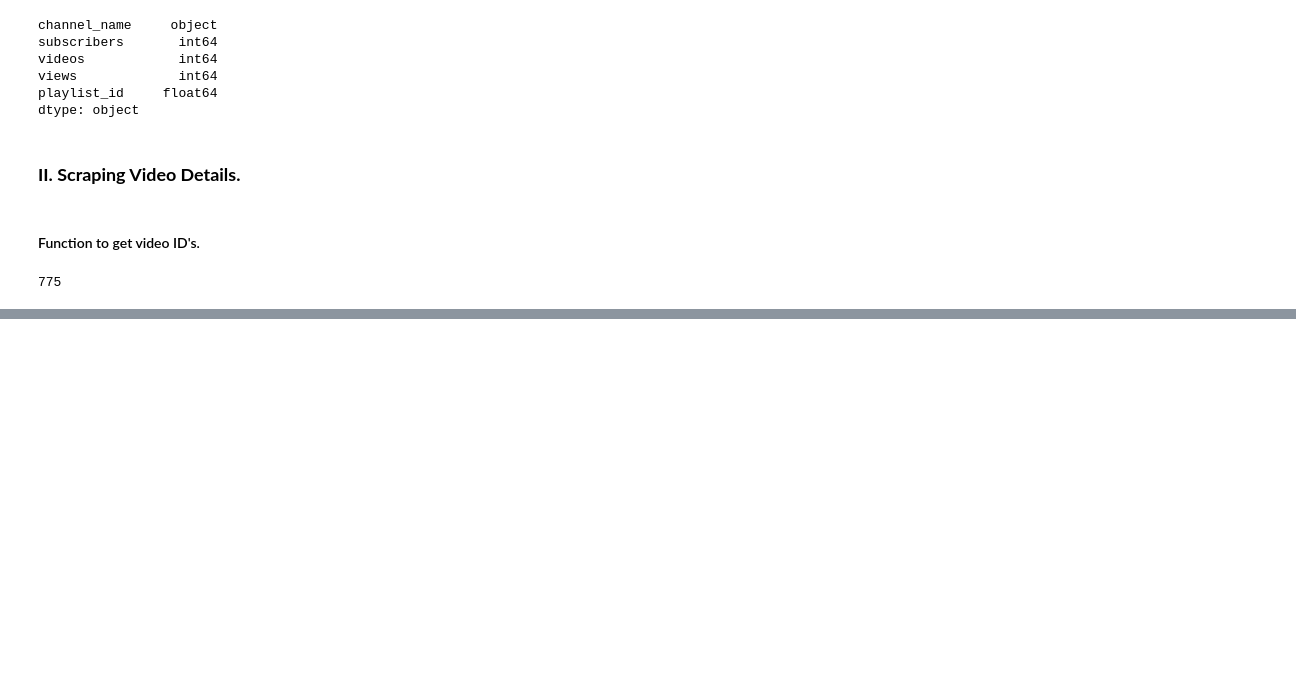
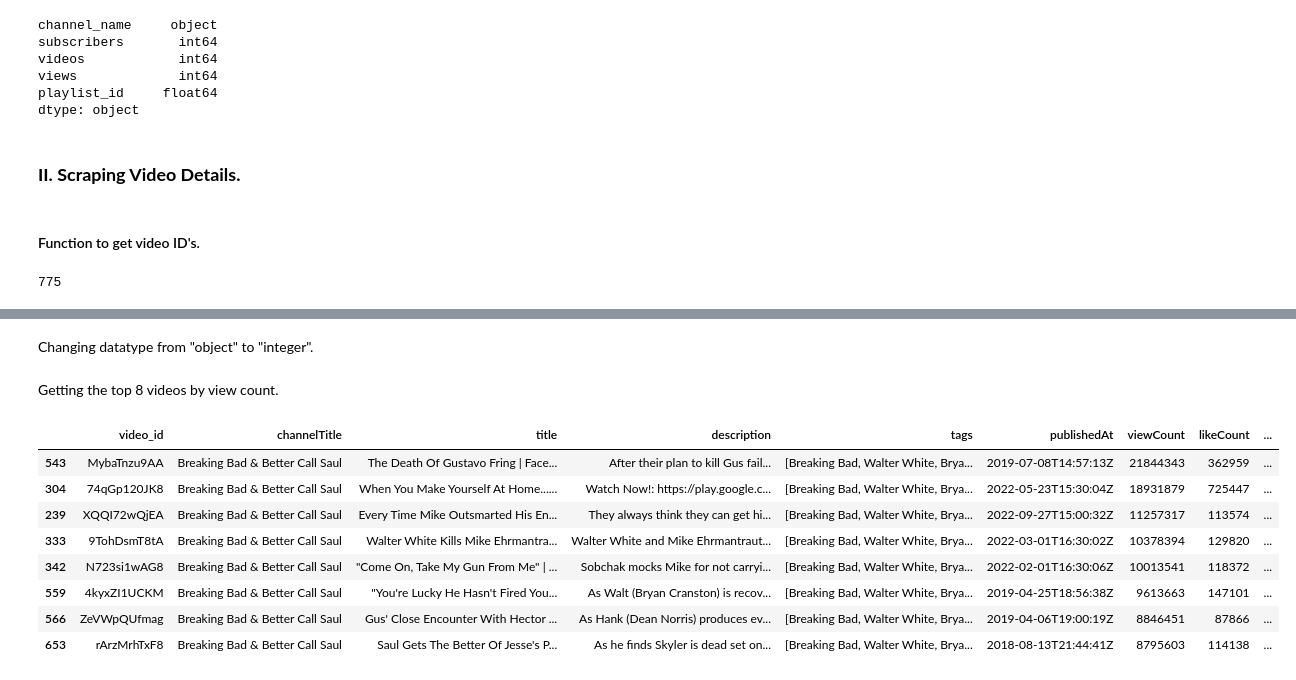
Before and after one commit to faizanxmulla/python-portfolio, a Jupyter notebook: Youtube API + Data Analysis/yt.ipynb, the cells around one changed output, grey strips where cells are left out. Drawn from its saved outputs; the diff is of its cells as text; code cells hidden in the pictures; blank space fills up the shorter version.

Commit message:
add: function to get video details.

```diff
--- a/Youtube API + Data Analysis/yt.ipynb
+++ b/Youtube API + Data Analysis/yt.ipynb
@@ -138,0 +191,2 @@ len(video_ids)
+# %%
+video_details = get_video_details(youtube, video_ids)
@@ -138,0 +210,18 @@ len(video_ids)
+# %% [markdown]
+Changing datatype from "object" to "integer".
+# %%
+video_details["viewCount"] = video_details["viewCount"].apply(pd.to_numeric, errors="coerce")
+# %% [markdown]
+Getting the top 8 videos by view count.
+# %%
+video_details.sort_values(by="viewCount", ascending=False).head(8)
+# %% [output]
+|  | video_id | channelTitle | title | description | tags | publishedAt | viewCount | likeCount | ... |
+| 543 | MybaTnzu9AA | Breaking Bad & Better Call Saul | The Death Of Gustavo Fring | Face... | After their plan to kill Gus fail... | [Breaking Bad, Walter White, Brya... | 2019-07-08T14:57:13Z | 21844343 | 362959 | ... |
+| 304 | 74qGp120JK8 | Breaking Bad & Better Call Saul | When You Make Yourself At Home...... | Watch Now!: https://play.google.c... | [Breaking Bad, Walter White, Brya... | 2022-05-23T15:30:04Z | 18931879 | 725447 | ... |
+| 239 | XQQI72wQjEA | Breaking Bad & Better Call Saul | Every Time Mike Outsmarted His En... | They always think they can get hi... | [Breaking Bad, Walter White, Brya... | 2022-09-27T15:00:32Z | 11257317 | 113574 | ... |
+| 333 | 9TohDsmT8tA | Breaking Bad & Better Call Saul | Walter White Kills Mike Ehrmantra... | Walter White and Mike Ehrmantraut... | [Breaking Bad, Walter White, Brya... | 2022-03-01T16:30:02Z | 10378394 | 129820 | ... |
+| 342 | N723si1wAG8 | Breaking Bad & Better Call Saul | "Come On, Take My Gun From Me" | ... | Sobchak mocks Mike for not carryi... | [Breaking Bad, Walter White, Brya... | 2022-02-01T16:30:06Z | 10013541 | 118372 | ... |
+| 559 | 4kyxZI1UCKM | Breaking Bad & Better Call Saul | "You're Lucky He Hasn't Fired You... | As Walt (Bryan Cranston) is recov... | [Breaking Bad, Walter White, Brya... | 2019-04-25T18:56:38Z | 9613663 | 147101 | ... |
+| 566 | ZeVWpQUfmag | Breaking Bad & Better Call Saul | Gus' Close Encounter With Hector ... | As Hank (Dean Norris) produces ev... | [Breaking Bad, Walter White, Brya... | 2019-04-06T19:00:19Z | 8846451 | 87866 | ... |
+| 653 | rArzMrhTxF8 | Breaking Bad & Better Call Saul | Saul Gets The Better Of Jesse's P... | As he finds Skyler is dead set on... | [Breaking Bad, Walter White, Brya... | 2018-08-13T21:44:41Z | 8795603 | 114138 | ... |
```
Also changed, not shown: parts of 5 cells of this notebook.
